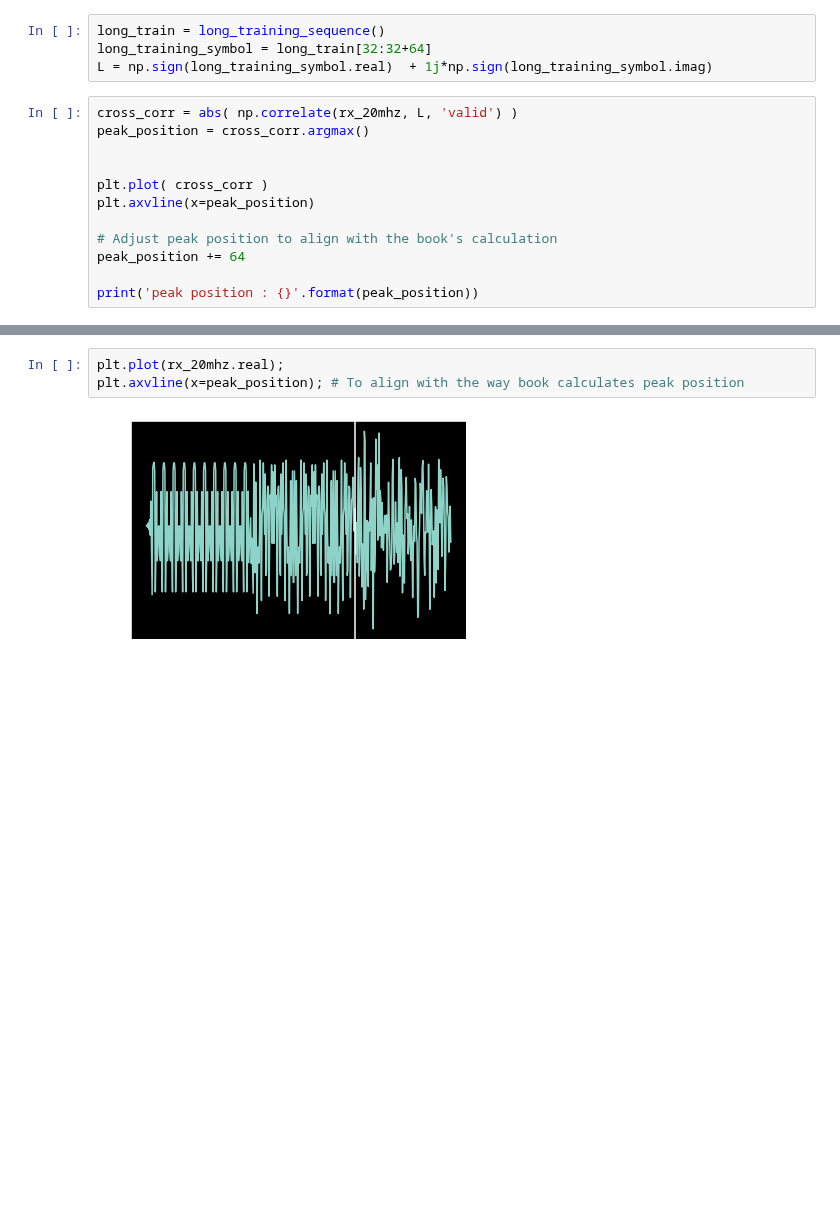
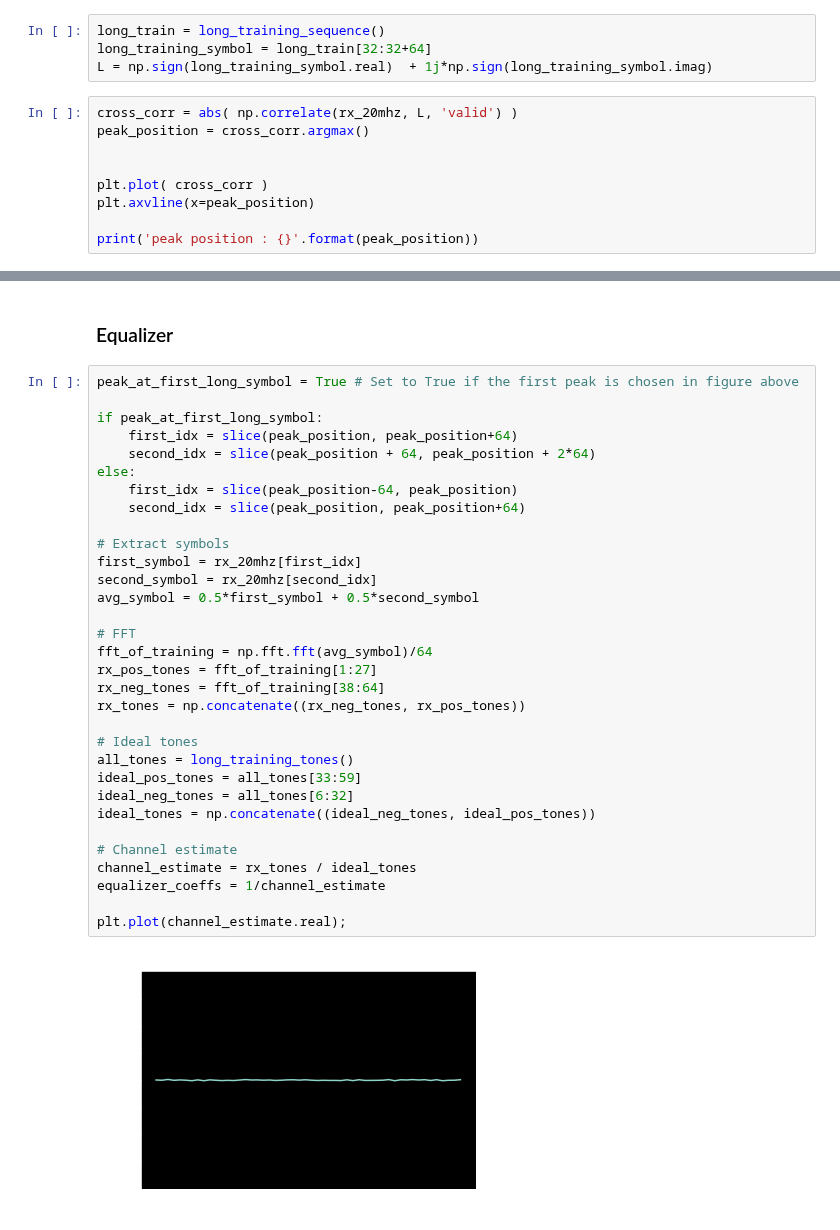
Before and after one commit to mohantyk/dsp_in_comm, a Jupyter notebook: chap6.ipynb, the cells around one changed output, grey strips where cells are left out. Saved outputs shown, nothing was run; the diff lists cells and outputs as text; blank space fills up the shorter version.

```diff
--- a/chap6.ipynb
+++ b/chap6.ipynb
@@ -400,8 +404,5 @@ peak_position = cross_corr.argmax()
 plt.plot( cross_corr )
 plt.axvline(x=peak_position)
 
-# Adjust peak position to align with the book's calculation
-peak_position += 64
-
 print('peak position : {}'.format(peak_position))
 # %% [output]
@@ -410,5 +411,36 @@ peak position : 328
-# %%
-plt.plot(rx_20mhz.real);
-plt.axvline(x=peak_position); # To align with the way book calculates peak position
-# %% [output]
-[figure, removed]
+# %% [markdown]
+### Equalizer
+# %%
+peak_at_first_long_symbol = True # Set to True if the first peak is chosen in figure above
+
+if peak_at_first_long_symbol:
+    first_idx = slice(peak_position, peak_position+64)
+    second_idx = slice(peak_position + 64, peak_position + 2*64)
+else:
+    first_idx = slice(peak_position-64, peak_position)
+    second_idx = slice(peak_position, peak_position+64)
+
+# Extract symbols
+first_symbol = rx_20mhz[first_idx]
+second_symbol = rx_20mhz[second_idx]
+avg_symbol = 0.5*first_symbol + 0.5*second_symbol
+
+# FFT
+fft_of_training = np.fft.fft(avg_symbol)/64
+rx_pos_tones = fft_of_training[1:27]
+rx_neg_tones = fft_of_training[38:64]
+rx_tones = np.concatenate((rx_neg_tones, rx_pos_tones))
+
+# Ideal tones
+all_tones = long_training_tones()
+ideal_pos_tones = all_tones[33:59]
+ideal_neg_tones = all_tones[6:32]
+ideal_tones = np.concatenate((ideal_neg_tones, ideal_pos_tones))
+
+# Channel estimate
+channel_estimate = rx_tones / ideal_tones
+equalizer_coeffs = 1/channel_estimate
+
+plt.plot(channel_estimate.real);
+# %% [output]
+[figure, added]
```
Also changed, not shown: parts of 9 cells of this notebook.
